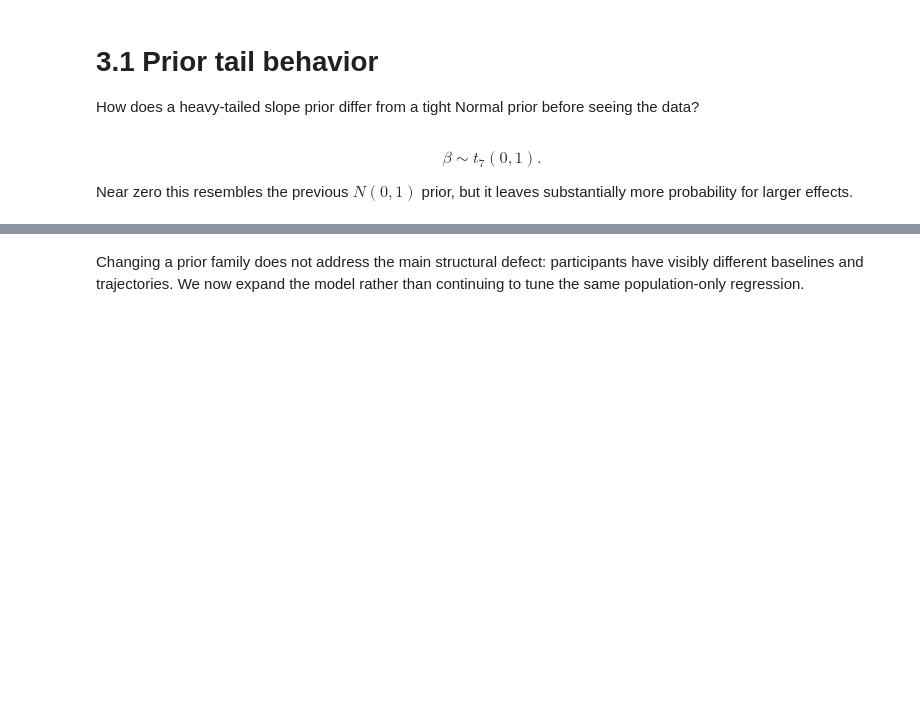
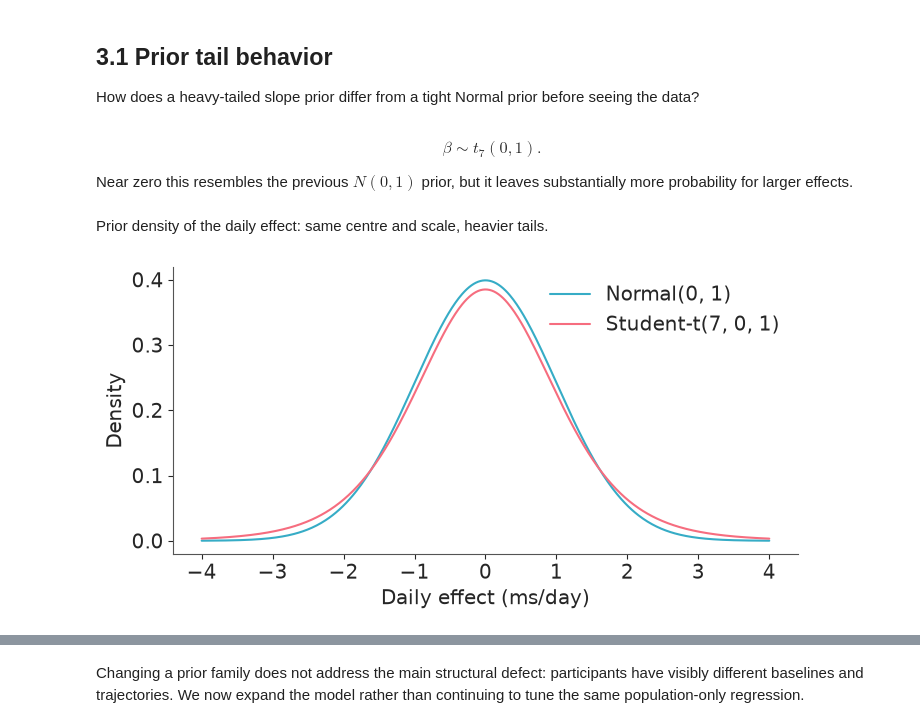
Before and after one commit to opherdonchin/BayesShortCourse, a Jupyter notebook: sleep/solved/03_heavy_tailed_slope_prior.ipynb, the cells around one changed output, grey strips where cells are left out. Saved outputs shown, nothing was run; the diff lists cells and outputs as text; code cells hidden in the pictures; blank space fills up the shorter version.

```diff
--- a/sleep/solved/03_heavy_tailed_slope_prior.ipynb
+++ b/sleep/solved/03_heavy_tailed_slope_prior.ipynb
@@ -55,5 +143,5 @@ sleep.head()
 # %% [markdown]
-# 3.1 Prior tail behavior
+## 3.1 Prior tail behavior
 
 How does a heavy-tailed slope prior differ from a tight Normal prior before seeing the data?
 # %% [markdown]
@@ -73,12 +170,12 @@ model
+# %% [markdown]
+Prior density of the daily effect: same centre and scale, heavier tails.
 # %%
-from scipy import stats
-
 x = np.linspace(-4, 4, 500)
-fig, ax = plt.subplots(figsize=(6, 3))
+fig, ax = plt.subplots(figsize=(7, 3.5))
 ax.plot(x, stats.norm.pdf(x, 0, 1), label="Normal(0, 1)")
 ax.plot(x, stats.t.pdf(x, df=7), label="Student-t(7, 0, 1)")
 ax.set(xlabel="Daily effect (ms/day)", ylabel="Density")
 ax.legend(frameon=False)
 plt.show()
-
-print("95% interval for Exponential(0.02):", stats.expon(scale=1/0.02).ppf([0.025, 0.975]))
+# %% [output]
+[figure, added]
```
Also changed, not shown: parts of 28 cells of this notebook.
